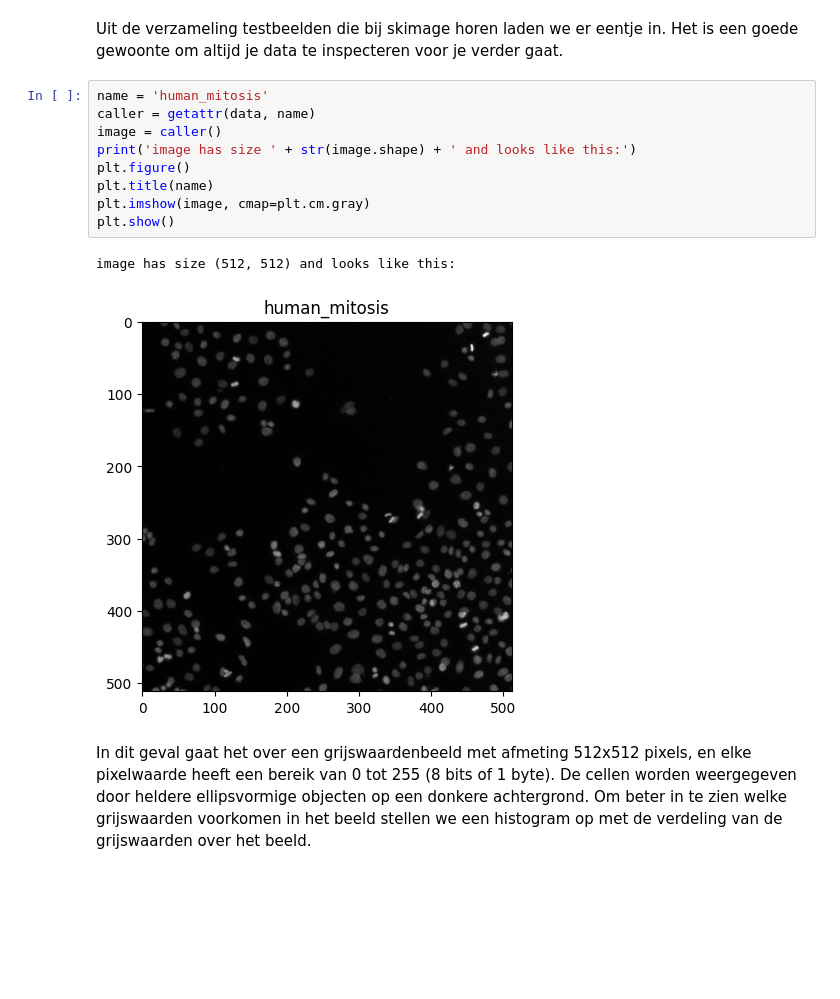
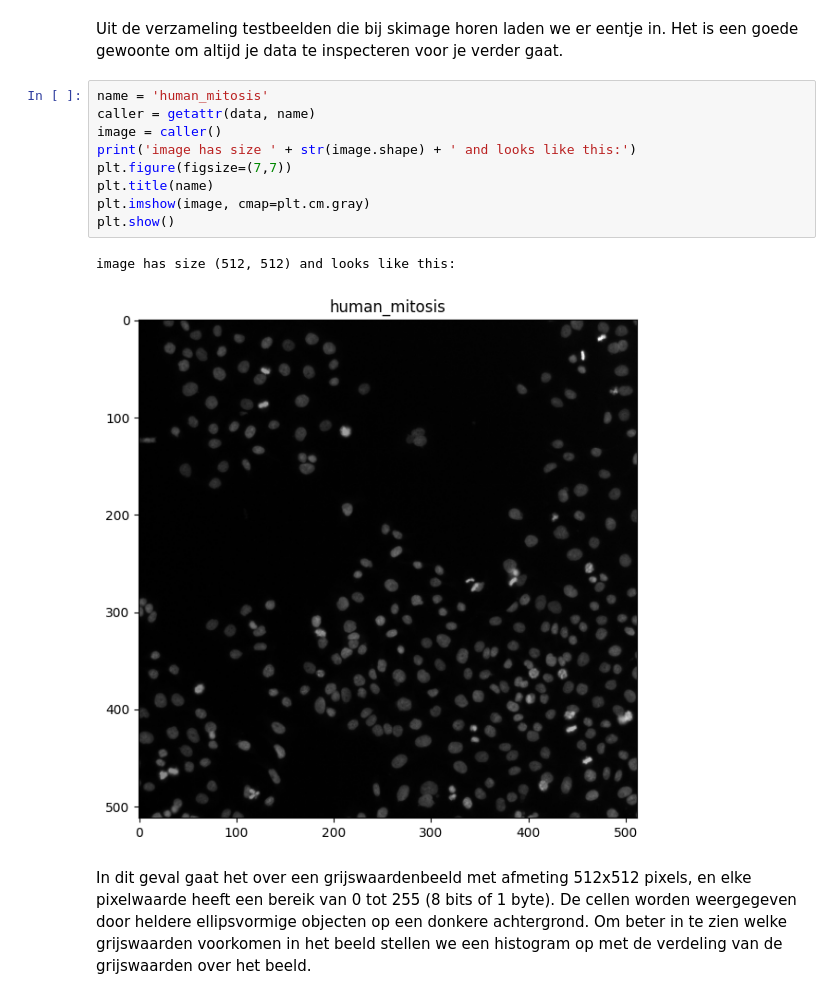
Before and after one commit to roel31415/gistcellen, a Jupyter notebook: gistcellen.ipynb, the cells around one changed output. Cells and saved outputs as stored; diff of their text form; blank space fills up the shorter version.

```diff
--- a/gistcellen.ipynb
+++ b/gistcellen.ipynb
@@ -12,15 +12,15 @@ Het is een goede gewoonte om altijd je data te inspecteren voor je verder gaat.
 # %%
 name = 'human_mitosis'
 caller = getattr(data, name)
 image = caller()
 print('image has size ' + str(image.shape) + ' and looks like this:')
-plt.figure()
+plt.figure(figsize=(7,7))
 plt.title(name)
 plt.imshow(image, cmap=plt.cm.gray)
 plt.show()
 # %% [output]
 image has size (512, 512) and looks like this:
-[figure, old version]
+[figure, new version]
 # %% [markdown]
 In dit geval gaat het over een grijswaardenbeeld met afmeting 512x512 pixels, en elke pixelwaarde heeft een bereik van 0 tot 255 (8 bits of 1 byte).
 De cellen worden weergegeven door heldere ellipsvormige objecten op een donkere achtergrond. Om beter in te zien welke grijswaarden voorkomen in het beeld stellen we een histogram op met de verdeling van de grijswaarden over het beeld.
```
Also changed, not shown: parts of 3 cells of this notebook.
